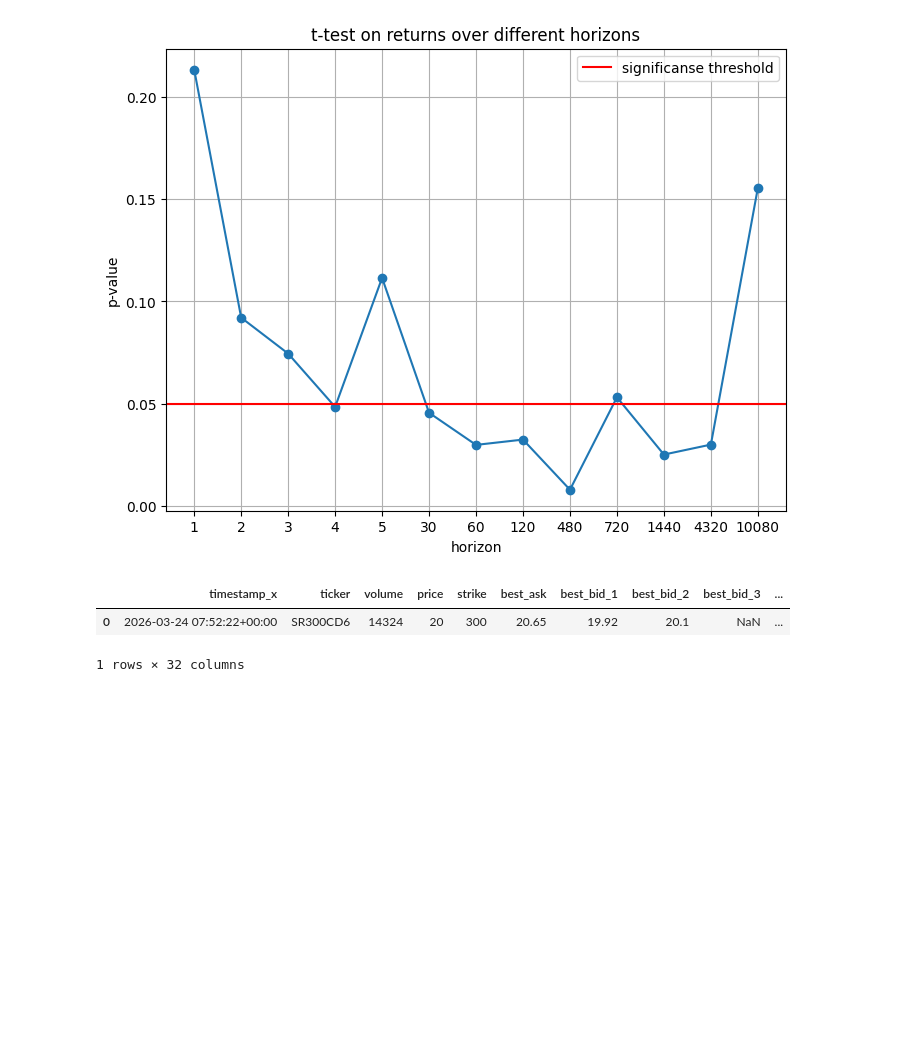
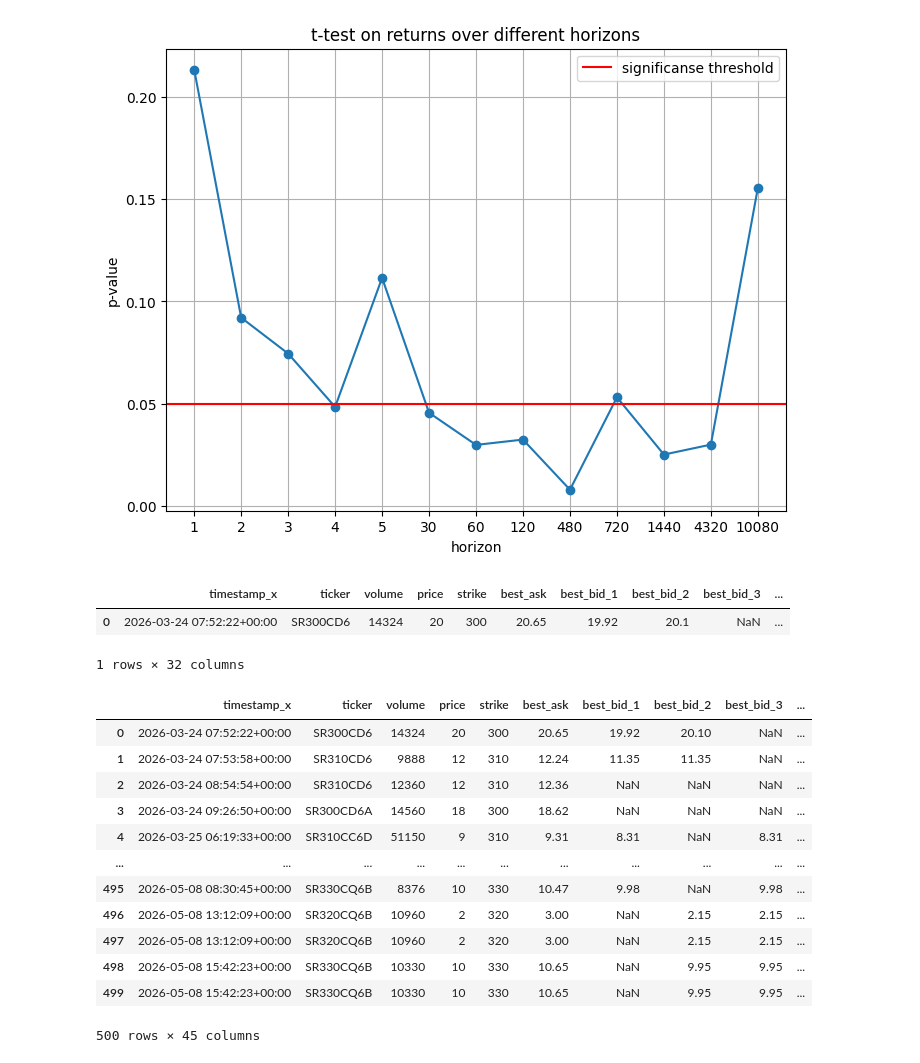
Before and after one commit to SigmaFlowX/Sber-Moex-Options, a Jupyter notebook: notebooks/large_orders_analysis.ipynb, the cells around one changed output. Saved outputs shown, nothing was run; the diff lists cells and outputs as text; code cells hidden in the pictures; blank space fills up the shorter version.

```diff
--- a/notebooks/large_orders_analysis.ipynb
+++ b/notebooks/large_orders_analysis.ipynb
@@ -283,6 +283,21 @@ backtest_df.head(1)
 # %%
 for h in horizons:
     backtest_df[f'equity_{h}'] = backtest_df[f'bid_ask_return_{h}'].cumsum()
+backtest_df
+# %% [output]
+|  | timestamp_x | ticker | volume | price | strike | best_ask | best_bid_1 | best_bid_2 | best_bid_3 | ... |
+| 0 | 2026-03-24 07:52:22+00:00 | SR300CD6 | 14324 | 20 | 300 | 20.65 | 19.92 | 20.10 | NaN | ... |
+| 1 | 2026-03-24 07:53:58+00:00 | SR310CD6 | 9888 | 12 | 310 | 12.24 | 11.35 | 11.35 | NaN | ... |
+| 2 | 2026-03-24 08:54:54+00:00 | SR310CD6 | 12360 | 12 | 310 | 12.36 | NaN | NaN | NaN | ... |
+| 3 | 2026-03-24 09:26:50+00:00 | SR300CD6A | 14560 | 18 | 300 | 18.62 | NaN | NaN | NaN | ... |
+| 4 | 2026-03-25 06:19:33+00:00 | SR310CC6D | 51150 | 9 | 310 | 9.31 | 8.31 | NaN | 8.31 | ... |
+| ... | ... | ... | ... | ... | ... | ... | ... | ... | ... | ... |
+| 495 | 2026-05-08 08:30:45+00:00 | SR330CQ6B | 8376 | 10 | 330 | 10.47 | 9.98 | NaN | 9.98 | ... |
+| 496 | 2026-05-08 13:12:09+00:00 | SR320CQ6B | 10960 | 2 | 320 | 3.00 | NaN | 2.15 | 2.15 | ... |
+| 497 | 2026-05-08 13:12:09+00:00 | SR320CQ6B | 10960 | 2 | 320 | 3.00 | NaN | 2.15 | 2.15 | ... |
+| 498 | 2026-05-08 15:42:23+00:00 | SR330CQ6B | 10330 | 10 | 330 | 10.65 | NaN | 9.95 | 9.95 | ... |
+| 499 | 2026-05-08 15:42:23+00:00 | SR330CQ6B | 10330 | 10 | 330 | 10.65 | NaN | 9.95 | 9.95 | ... |
+500 rows × 45 columns
 # %%
 fig = plt.figure(figsize=(8,6))
 for h in horizons:
```
Also changed, not shown: parts of 1 cell of this notebook.
